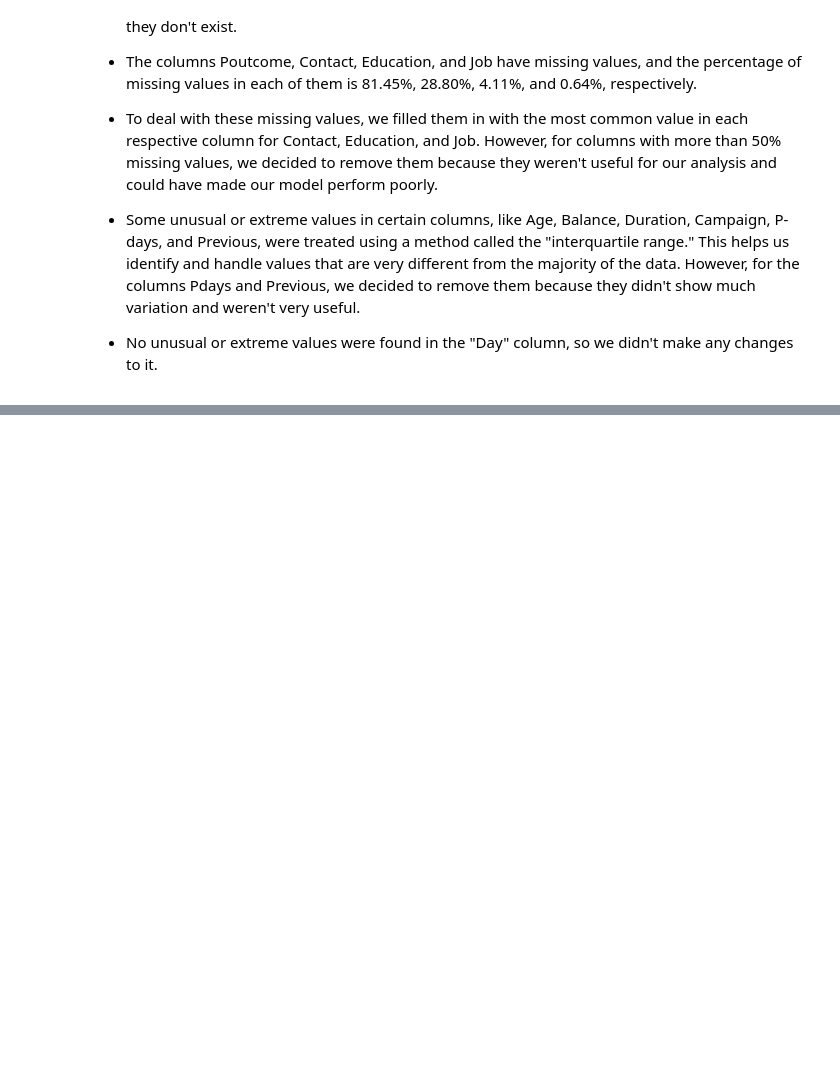
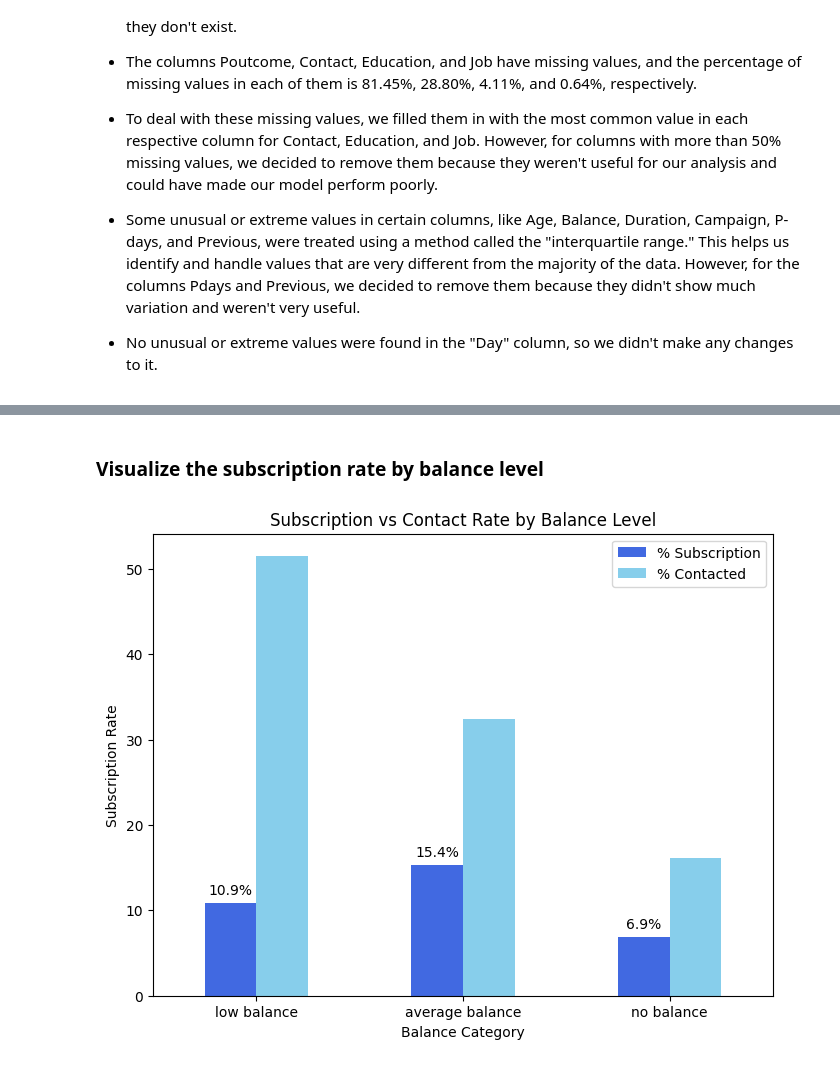
Before and after one commit to swapnalishamrao/Supervised_ML_Classification_Project_2, a Jupyter notebook: Supervised_ML_Classification_Project_2.ipynb, the cells around one changed output, grey strips where cells are left out. Saved outputs shown, nothing was run; the diff lists cells and outputs as text; code cells hidden in the pictures; blank space fills up the shorter version.

```diff
--- a/Supervised_ML_Classification_Project_2.ipynb
+++ b/Supervised_ML_Classification_Project_2.ipynb
@@ -658,0 +731,2 @@ ________________________________________________________________________________
+# %% [markdown]
+### **Visualize the subscription rate by balance level**
@@ -658,0 +740,31 @@ ________________________________________________________________________________
+# %%
+balance_response_pct = pd.crosstab(df['y'],df['balance_group']).apply(lambda x: x/x.sum() * 100)
+balance_response_pct = balance_response_pct.transpose()
+# %%
+bal = pd.DataFrame(df['balance_group'].value_counts())
+bal['% Contacted'] = bal['balance_group']*100/bal['balance_group'].sum()
+bal['% Subscription'] = balance_response_pct['yes']
+bal.drop('balance_group',axis = 1,inplace = True)
+
+bal['bal'] = [1,2,3]
+bal = bal.sort_values('bal',ascending = True)
+# %%
+balance = bal[['% Subscription','% Contacted']].plot(kind = 'bar',
+                                               color = ('royalblue','skyblue'),
+                                               figsize = (8,6))
+
+plt.title('Subscription vs Contact Rate by Balance Level')
+plt.ylabel('Subscription Rate')
+plt.xlabel('Balance Category')
+plt.xticks(rotation = 'horizontal')
+
+# label the bar
+for rec, label in zip(balance.patches,
+                      bal['% Subscription'].round(1).astype(str)):
+    balance.text(rec.get_x() + rec.get_width()/2,
+                      rec.get_height() + 1,
+                      label+'%',
+                      ha = 'center',
+                      color = 'black')
+# %% [output]
+[figure, added]
```
Also changed, not shown: parts of 31 cells of this notebook.
